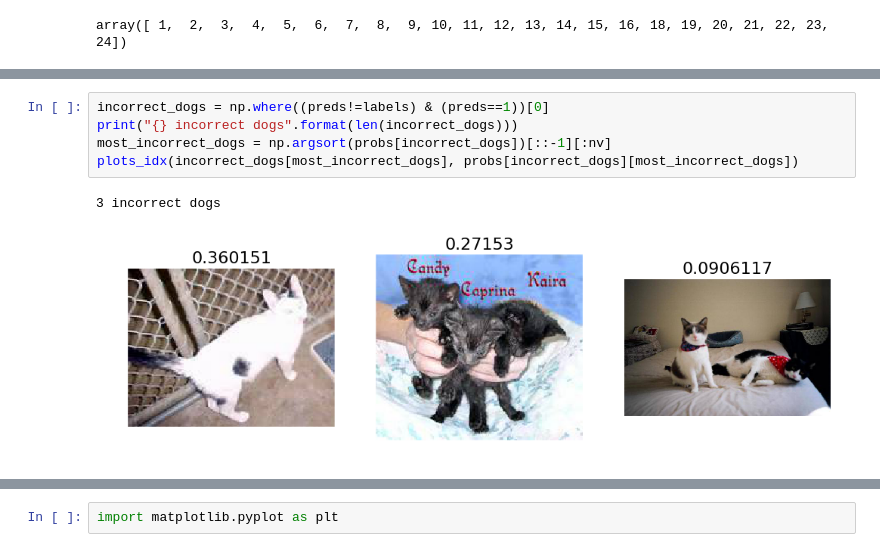
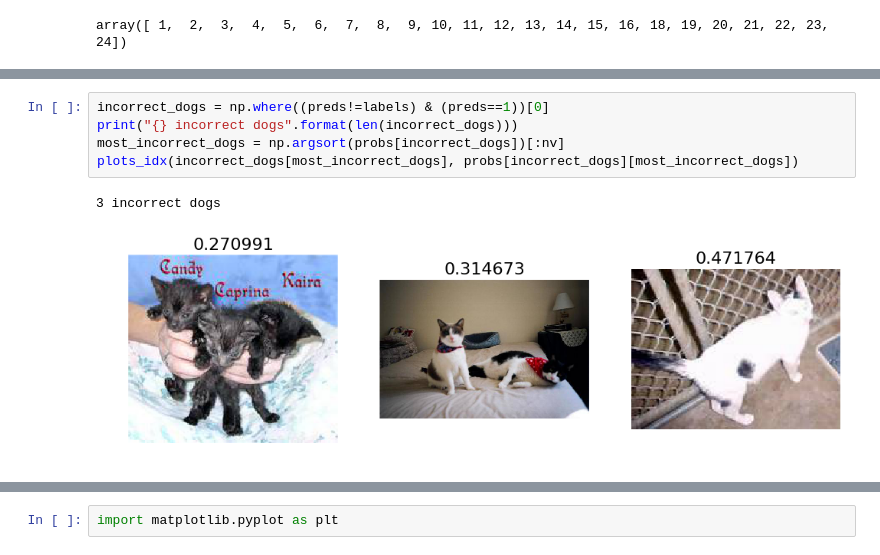
Before and after one commit to theianchan/fastai, a Jupyter notebook: Lesson 2.ipynb, the cells around one changed output, grey strips where cells are left out. Drawn from its saved outputs; the diff is of its cells as text.

```diff
--- a/Lesson 2.ipynb
+++ b/Lesson 2.ipynb
@@ -333,11 +336,11 @@ plots_idx(incorrect_cats[most_incorrect_cats], probs[incorrect_cats][most_incorr
 # %%
 incorrect_dogs = np.where((preds!=labels) & (preds==1))[0]
 print("{} incorrect dogs".format(len(incorrect_dogs)))
-most_incorrect_dogs = np.argsort(probs[incorrect_dogs])[::-1][:nv]
+most_incorrect_dogs = np.argsort(probs[incorrect_dogs])[:nv]
 plots_idx(incorrect_dogs[most_incorrect_dogs], probs[incorrect_dogs][most_incorrect_dogs])
 # %% [output]
 3 incorrect dogs
-[figure, old version]
+[figure, new version]
 # %%
 most_uncertain = np.argsort(np.abs(probs - 0.5))
 plots_idx(most_uncertain[:nv], probs[most_uncertain])
```
Also changed, not shown: parts of 36 cells of this notebook, 1 other file.
